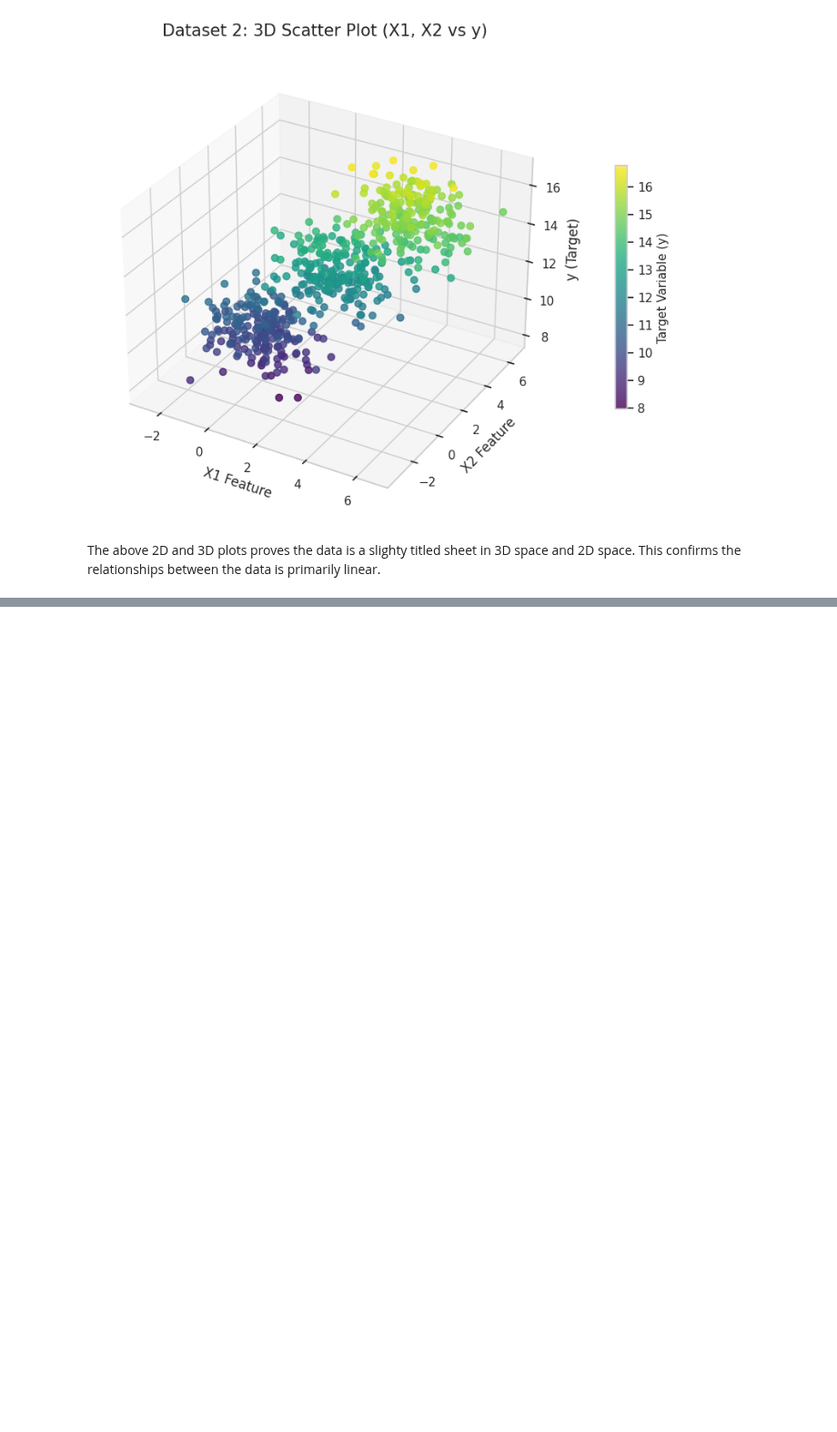
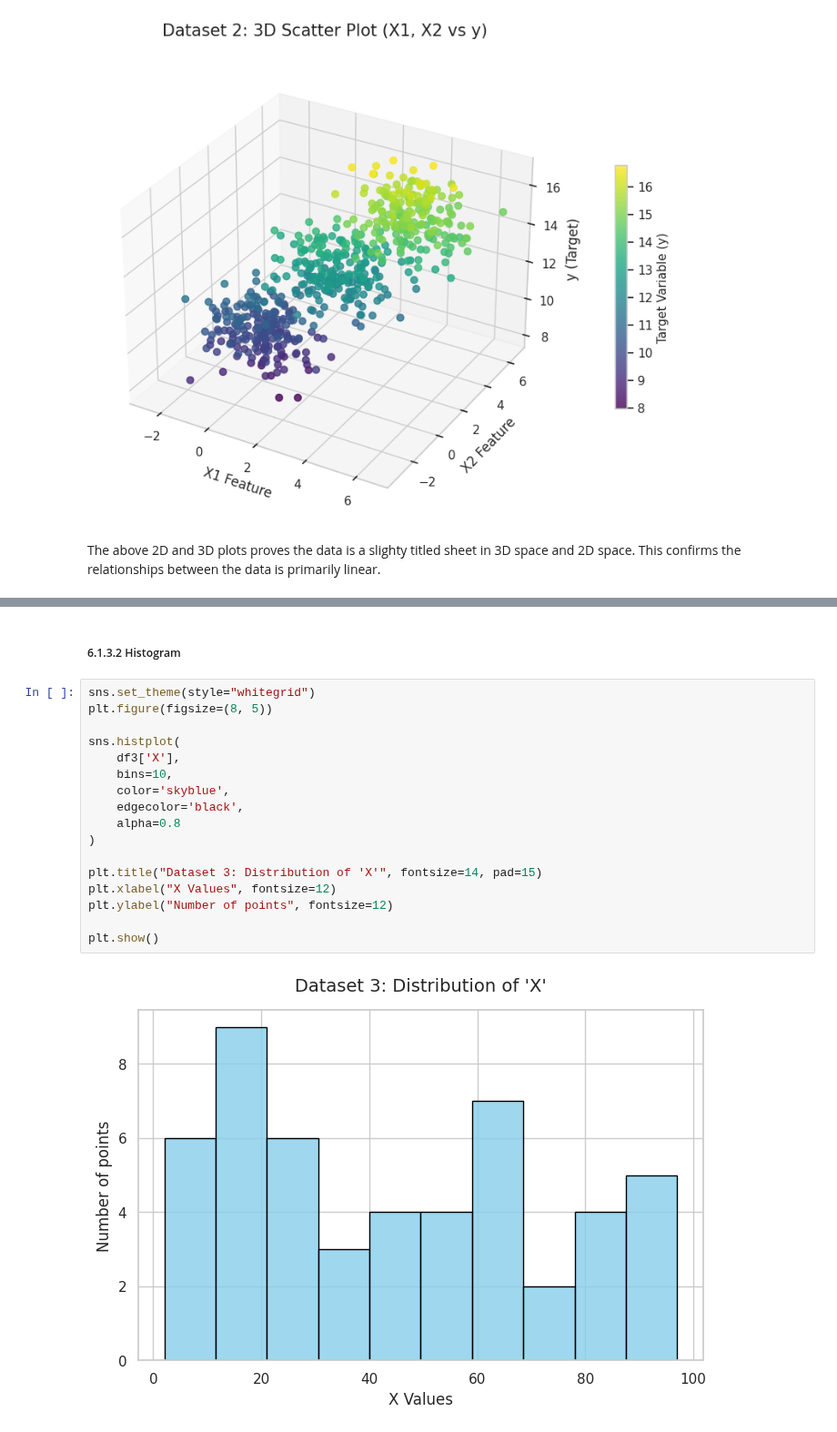
Before and after one commit to huzefar/oxford, a Jupyter notebook: CML/workspace/Task-1.ipynb, the cells around one changed output, grey strips where cells are left out. Shown at 91% size. Cells and saved outputs as stored; diff of their text form; blank space fills up the shorter version.

```diff
--- a/CML/workspace/Task-1.ipynb
+++ b/CML/workspace/Task-1.ipynb
@@ -622,0 +672,21 @@ array([ 9.70744374, 15.4582931 , 14.2776745 ,  9.76486329,  9.63710154,
+# %% [markdown]
+##### 6.1.3.2 Histogram
+# %%
+sns.set_theme(style="whitegrid")
+plt.figure(figsize=(8, 5))
+
+sns.histplot(
+    df3['X'],
+    bins=10,
+    color='skyblue',
+    edgecolor='black',
+    alpha=0.8
+)
+
+plt.title("Dataset 3: Distribution of 'X'", fontsize=14, pad=15)
+plt.xlabel("X Values", fontsize=12)
+plt.ylabel("Number of points", fontsize=12)
+
+plt.show()
+# %% [output]
+[figure, added]
```
Also changed, not shown: parts of 55 cells of this notebook.
